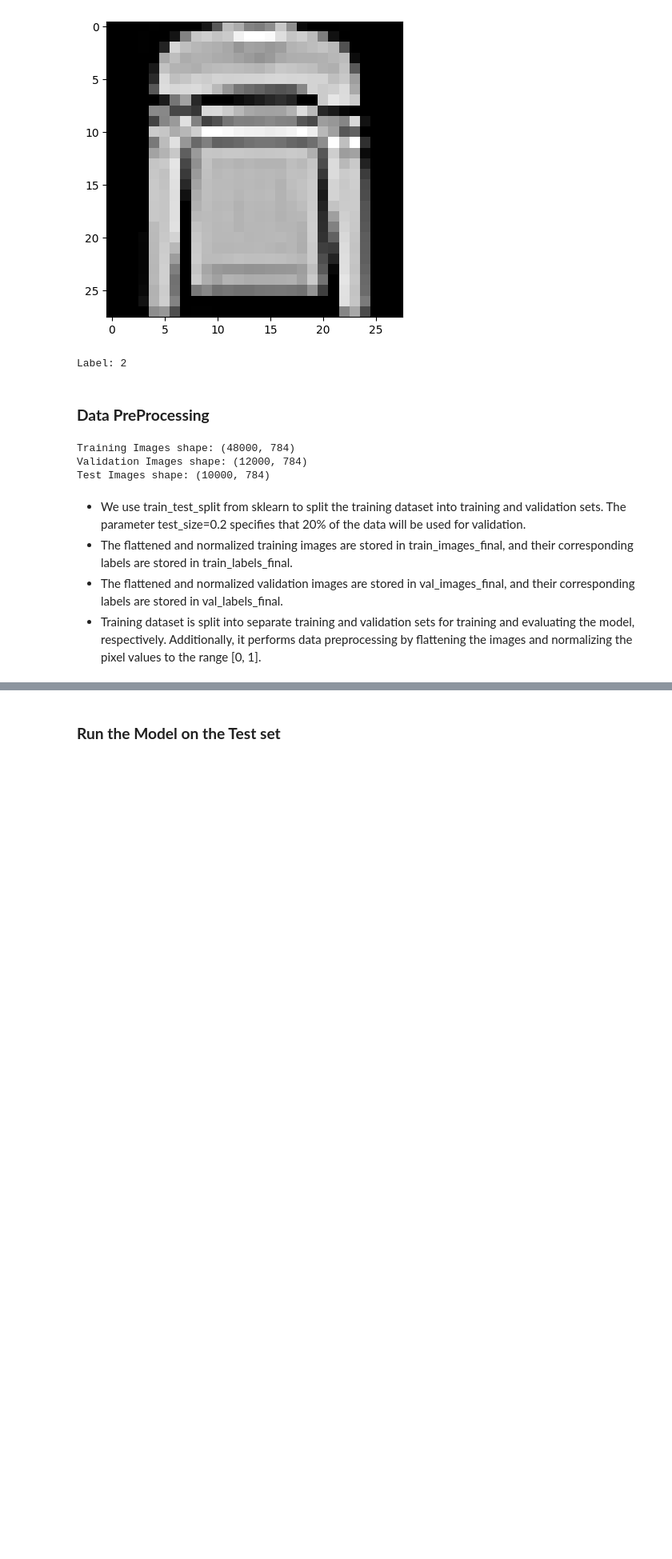
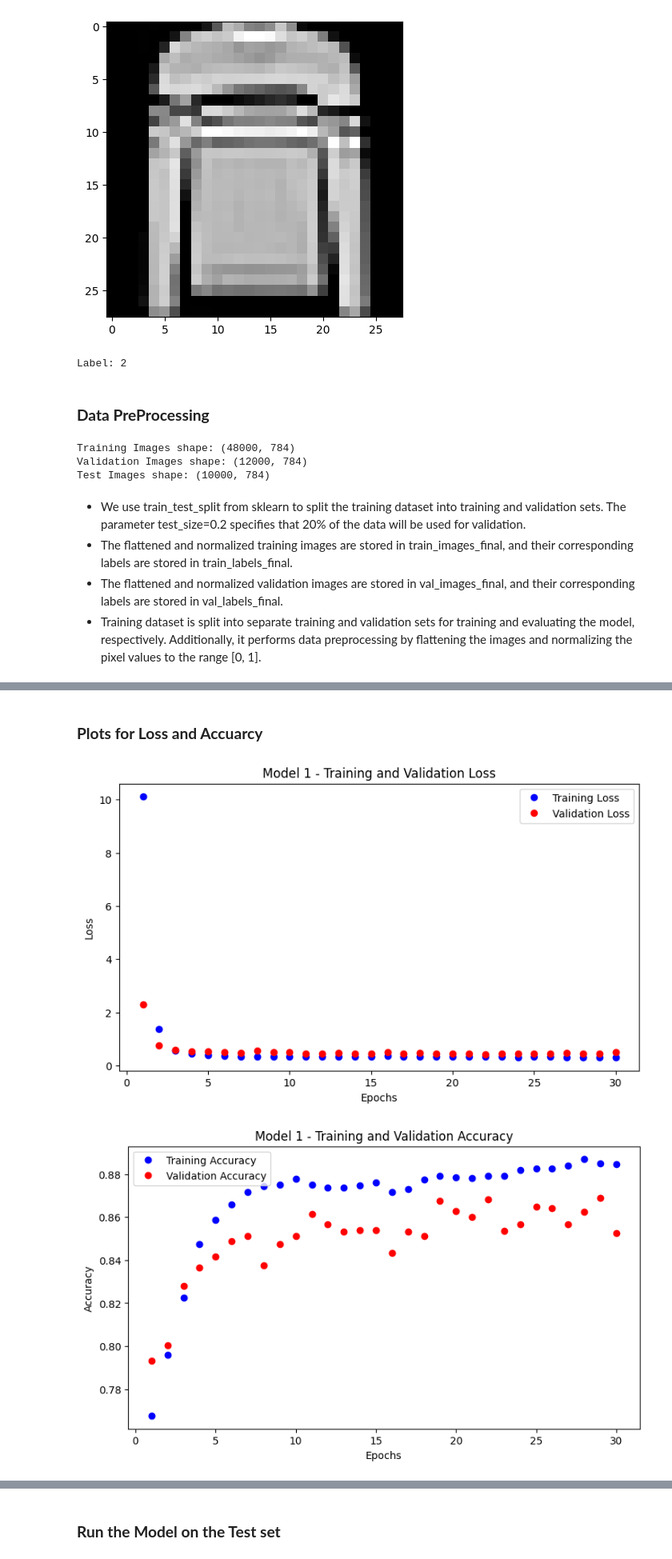
Before and after one commit to shireeshatn/CSCN8010-Labs, a Jupyter notebook: lab8.ipynb, the cells around one changed output, grey strips where cells are left out. Shown at 80% size. Drawn from its saved outputs; the diff is of its cells as text; code cells hidden in the pictures; blank space fills up the shorter version.

```diff
--- a/lab8.ipynb
+++ b/lab8.ipynb
@@ -301,0 +359,38 @@ Overfitting Check: Comparing training and validation accuracy, we see a slight d
+# %% [markdown]
+### **Plots for Loss and Accuarcy** ###
+# %%
+# Plotting the training and validation loss and accuracy for each model
+def plot_history(history, model_name):
+    loss_values = history.history['loss']
+    val_loss_values = history.history['val_loss']
+    acc_values = history.history['accuracy']
+    val_acc_values = history.history['val_accuracy']
+    epochs = range(1, len(loss_values) + 1)
+
+    # Plot training & validation loss
+    plt.figure(figsize=(9, 5))
+    plt.plot(epochs, loss_values, 'bo', label='Training Loss')
+    plt.plot(epochs, val_loss_values, 'ro', label='Validation Loss')
+    plt.xlabel('Epochs')
+    plt.ylabel('Loss')
+    plt.title(f'{model_name} - Training and Validation Loss')
+    plt.legend()
+    plt.show()
+
+    # Plot training & validation accuracy
+    plt.figure(figsize=(9, 5))
+    plt.plot(epochs, acc_values, 'bo', label='Training Accuracy')
+    plt.plot(epochs, val_acc_values, 'ro', label='Validation Accuracy')
+    plt.xlabel('Epochs')
+    plt.ylabel('Accuracy')
+    plt.title(f'{model_name} - Training and Validation Accuracy')
+    plt.legend()
+    plt.show()
+
+# Plotting for each model
+plot_history(history_1, 'Model 1')
+plot_history(history_2, 'Model 2')
+plot_history(history_3, 'Model 3')
+# %% [output]
+[figure, added]
+[figure, added]
```
Also changed, not shown: parts of 25 cells of this notebook.
